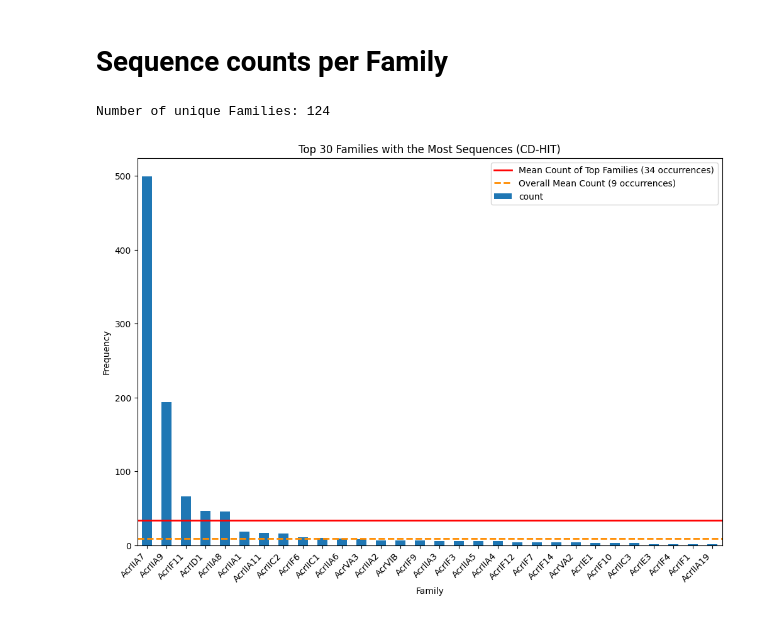
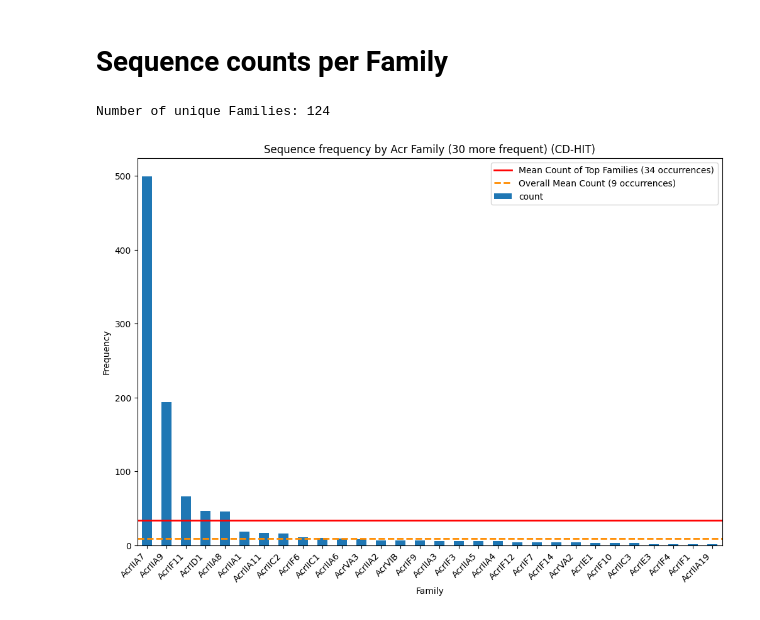
Before and after one commit to ChristianNeitzel/Projeto-Bioinf-PhageAcr, a Jupyter notebook: 3a_code_positive_dataset_cdhit_analysis.ipynb, the cells around one changed output. Saved outputs shown, nothing was run; the diff lists cells and outputs as text; code cells hidden in the pictures.

```diff
--- a/3a_code_positive_dataset_cdhit_analysis.ipynb
+++ b/3a_code_positive_dataset_cdhit_analysis.ipynb
@@ -266,29 +266,29 @@ plt.show()
 # %%
 print('Number of unique Families:', len(df_cdhit['Family'].unique()))
 
 # Obtain Family counts
 family_counts = df_cdhit['Family'].value_counts()
 
 # Get the top 30 most frequent families
 top_family = family_counts.head(30)
 
 # Calculate the mean count of occurrences of all families
 overall_mean_count = round(family_counts.mean())
 
 # Calculate the mean count of occurrences of top families
 mean_count = round(top_family.mean())
 
 # Plotting
 plt.figure(figsize=(12, 8))
 top_family.plot(kind='bar')
 plt.axhline(y=mean_count, color='red', linestyle='-', linewidth=2, label=f'Mean Count of Top Families ({mean_count} occurrences)')
 plt.axhline(y=overall_mean_count, color='darkorange', linestyle='--', linewidth=2, label=f'Overall Mean Count ({overall_mean_count} occurrences)')
-plt.title('Top 30 Families with the Most Sequences (CD-HIT)')
+plt.title('Sequence frequency by Acr Family (30 more frequent) (CD-HIT)')
 plt.xlabel('Family')
 plt.ylabel('Frequency')
 plt.xticks(rotation=45, ha='right')  # Rotate x-axis labels by 45 degrees and align them to the right
 plt.legend()
 plt.show()
 # %% [output]
 Number of unique Families: 124
-[figure, old version]
+[figure, new version]
```
Also changed, not shown: parts of 5 cells of this notebook, 1 other file.
